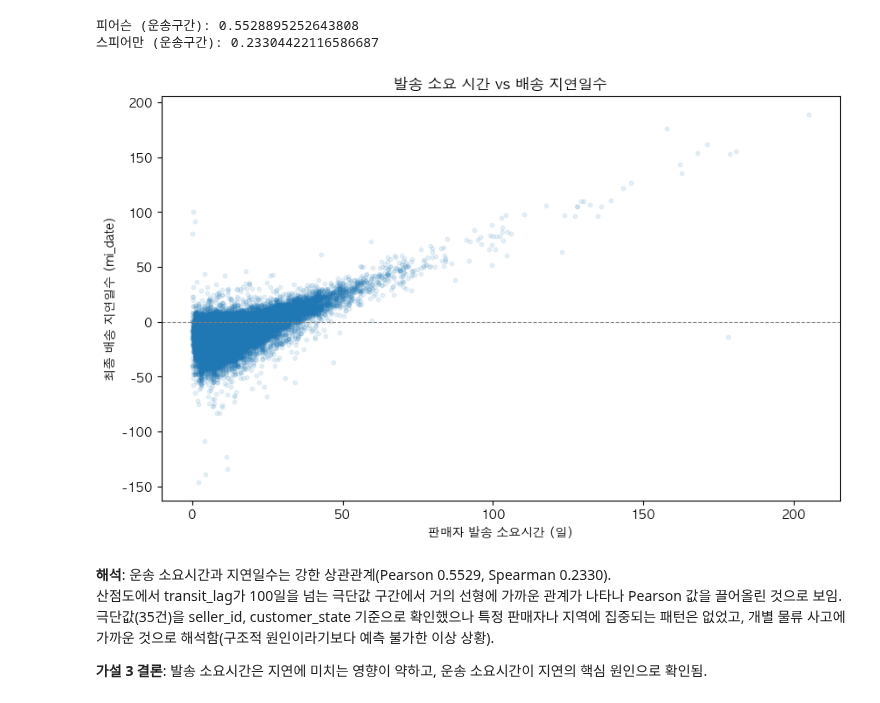
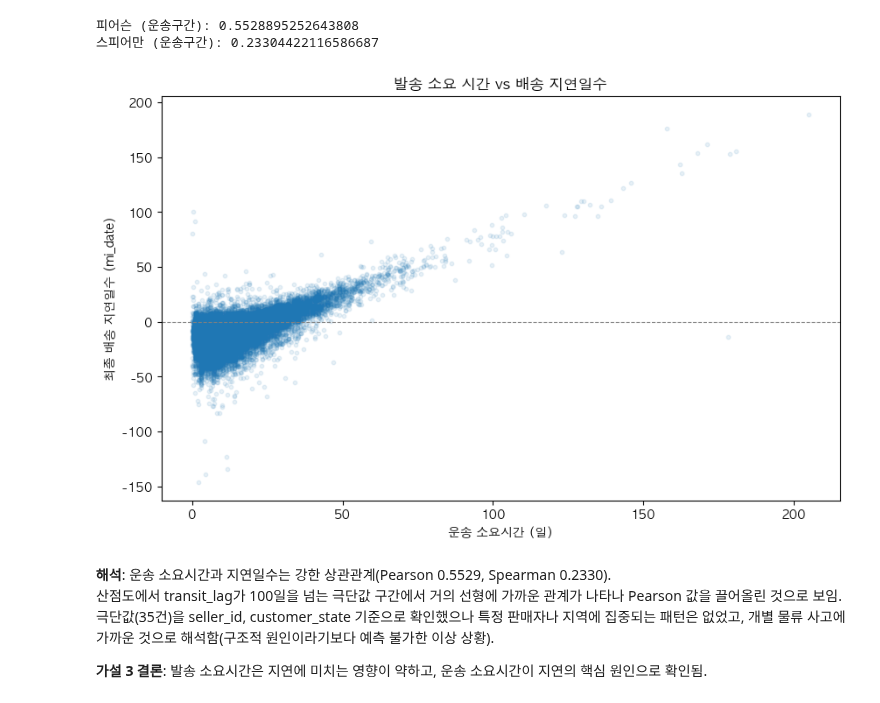
Before and after one commit to allersilver/olist-delivery-analysis, a Jupyter notebook: notebooks/hypothesis_analysis_plus.ipynb, the cells around one changed output. Cells and saved outputs as stored; diff of their text form; code cells hidden in the pictures.

```diff
--- a/notebooks/hypothesis_analysis_plus.ipynb
+++ b/notebooks/hypothesis_analysis_plus.ipynb
@@ -106,20 +106,20 @@ print("스피어만 (운송구간):", spearman_corr2)
 # %%
 import matplotlib.pyplot as plt
 import matplotlib as mpl
 
 # 한글 폰트 설정
 mpl.rcParams['font.family'] = 'AppleGothic'
 mpl.rcParams['axes.unicode_minus'] = False
 
 plt.figure(figsize = (10,6))
 plt.scatter(df2['transit_lag'], df2['mi_date'], alpha = 0.1, s = 10)
-plt.xlabel('판매자 발송 소요시간 (일)')
+plt.xlabel('운송 소요시간 (일)')
 plt.ylabel('최종 배송 지연일수 (mi_date)')
 plt.title('발송 소요 시간 vs 배송 지연일수')
 plt.axhline(y = 0, color = 'gray', linestyle = '--', linewidth = 0.8)
 plt.show()
 # %% [output]
-[figure, old version]
+[figure, new version]
 # %% [markdown]
 **해석**: 운송 소요시간과 지연일수는 강한 상관관계(Pearson 0.5529, Spearman 0.2330).
 산점도에서 transit_lag가 100일을 넘는 극단값 구간에서 거의 선형에 가까운 관계가 나타나 Pearson 값을 끌어올린 것으로 보임.
```
Also changed, not shown: parts of 2 cells of this notebook, 1 other file.
